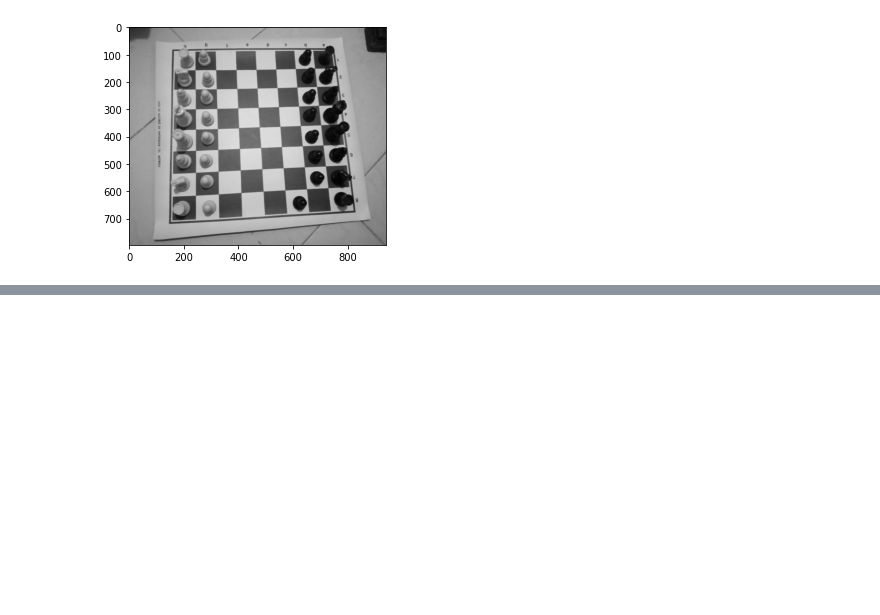
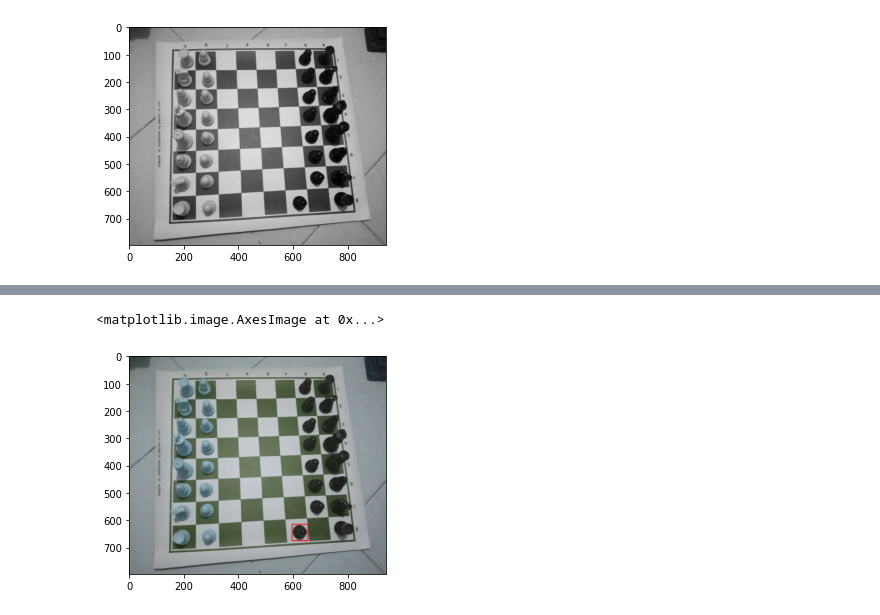
Before and after one commit to SantiagoGuiral/ress, a Jupyter notebook: pruebas/framediff.ipynb, the cells around one changed output, grey strips where cells are left out. Cells and saved outputs as stored; diff of their text form; code cells hidden in the pictures; blank space fills up the shorter version.

```diff
--- a/pruebas/framediff.ipynb
+++ b/pruebas/framediff.ipynb
@@ -77,0 +37,11 @@ plt.show()
+# %%
+contours, _ = cv2.findContours(thresh, cv2.RETR_EXTERNAL, cv2.CHAIN_APPROX_SIMPLE)
+
+contour = max(contours, key = lambda x: cv2.contourArea(x))
+(x, y, w, h) = cv2.boundingRect(contour) # Obtiene las coordenadas del contorno
+cv2.rectangle(im2, (x, y), (x+w, y+h), (255, 0, 0), 2) # Dibuja el rectangulo
+
+plt.imshow(im2)
+# %% [output]
+<matplotlib.image.AxesImage at 0x...>
+[figure, added]
```
Also changed, not shown: parts of 21 cells of this notebook.
